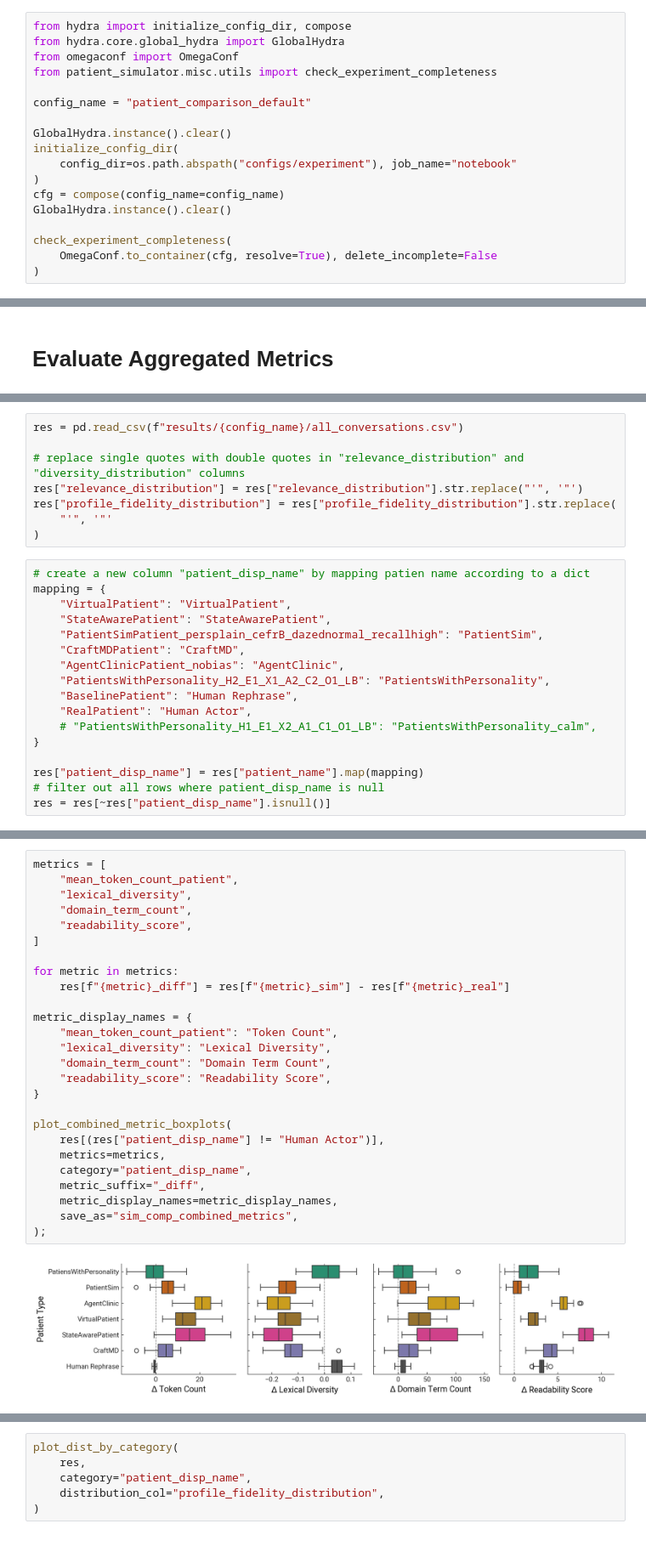
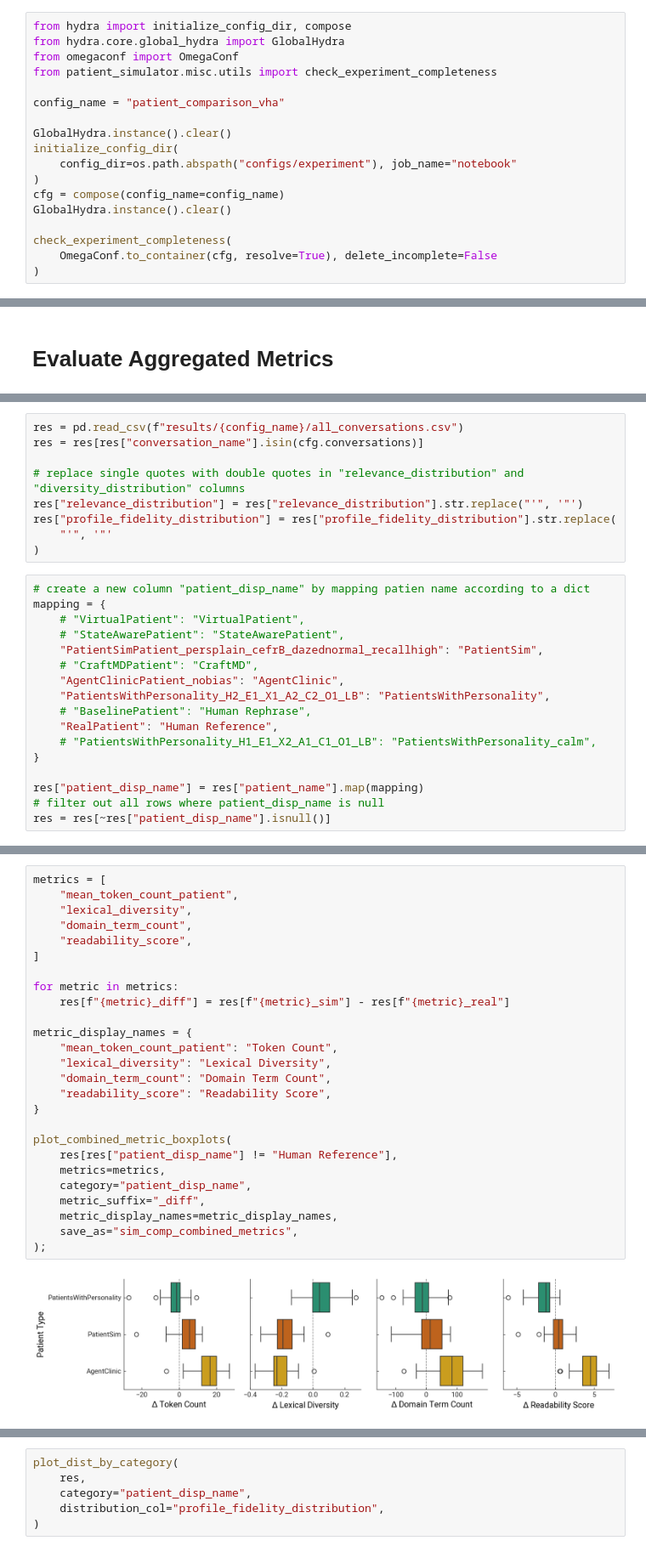
Before and after one commit to mo374z/PatientsWithPersonality, a Jupyter notebook: notebooks/eval_sim_comparison.ipynb, the cells around one changed output, grey strips where cells are left out. Shown at 85% size. Drawn from its saved outputs; the diff is of its cells as text.

```diff
--- a/notebooks/eval_sim_comparison.ipynb
+++ b/notebooks/eval_sim_comparison.ipynb
@@ -16,7 +16,7 @@ from hydra.core.global_hydra import GlobalHydra
 from omegaconf import OmegaConf
 from patient_simulator.misc.utils import check_experiment_completeness
 
-config_name = "patient_comparison_default"
+config_name = "patient_comparison_vha"
 
 GlobalHydra.instance().clear()
 initialize_config_dir(
@@ -60,5 +69,6 @@ logging.getLogger().setLevel(logging.WARNING)
 # %%
 res = pd.read_csv(f"results/{config_name}/all_conversations.csv")
+res = res[res["conversation_name"].isin(cfg.conversations)]
 
 # replace single quotes with double quotes in "relevance_distribution" and "diversity_distribution" columns
 res["relevance_distribution"] = res["relevance_distribution"].str.replace("'", '"')
@@ -68,14 +78,14 @@ res["profile_fidelity_distribution"] = res["profile_fidelity_distribution"].str.
 # %%
 # create a new column "patient_disp_name" by mapping patien name according to a dict
 mapping = {
-    "VirtualPatient": "VirtualPatient",
-    "StateAwarePatient": "StateAwarePatient",
+    # "VirtualPatient": "VirtualPatient",
+    # "StateAwarePatient": "StateAwarePatient",
     "PatientSimPatient_persplain_cefrB_dazednormal_recallhigh": "PatientSim",
-    "CraftMDPatient": "CraftMD",
+    # "CraftMDPatient": "CraftMD",
     "AgentClinicPatient_nobias": "AgentClinic",
     "PatientsWithPersonality_H2_E1_X1_A2_C2_O1_LB": "PatientsWithPersonality",
-    "BaselinePatient": "Human Rephrase",
-    "RealPatient": "Human Actor",
+    # "BaselinePatient": "Human Rephrase",
+    "RealPatient": "Human Reference",
     # "PatientsWithPersonality_H1_E1_X2_A1_C1_O1_LB": "PatientsWithPersonality_calm",
 }
 
@@ -147,31 +139,31 @@ res
 # %%
 metrics = [
     "mean_token_count_patient",
     "lexical_diversity",
     "domain_term_count",
     "readability_score",
 ]
 
 for metric in metrics:
     res[f"{metric}_diff"] = res[f"{metric}_sim"] - res[f"{metric}_real"]
 
 metric_display_names = {
     "mean_token_count_patient": "Token Count",
     "lexical_diversity": "Lexical Diversity",
     "domain_term_count": "Domain Term Count",
     "readability_score": "Readability Score",
 }
 
 plot_combined_metric_boxplots(
-    res[(res["patient_disp_name"] != "Human Actor")],
+    res[res["patient_disp_name"] != "Human Reference"],
     metrics=metrics,
     category="patient_disp_name",
     metric_suffix="_diff",
     metric_display_names=metric_display_names,
     save_as="sim_comp_combined_metrics",
 );
 # %% [output]
-[figure, old version]
+[figure, new version]
 # %%
 plot_dist_by_category(
     res,
```
Also changed, not shown: parts of 21 cells of this notebook, 15 other files.
